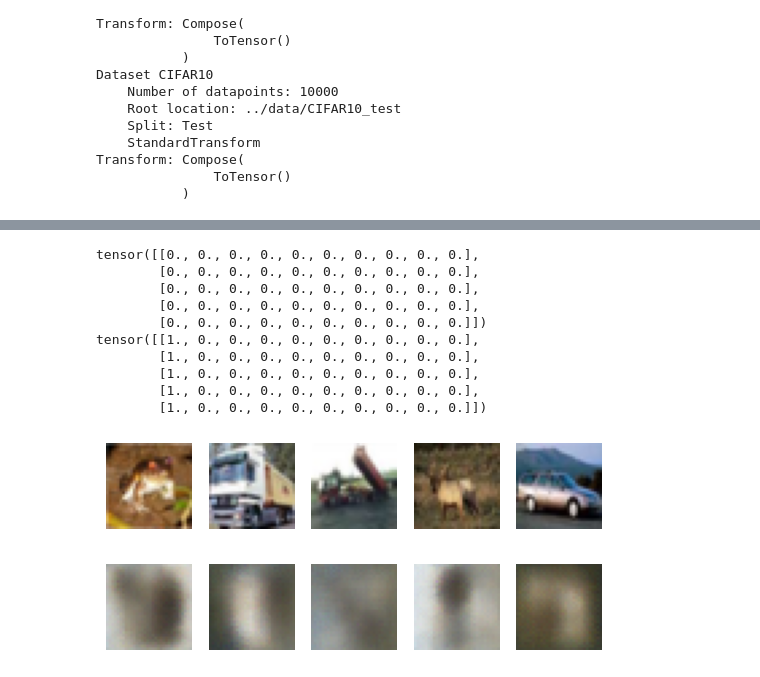
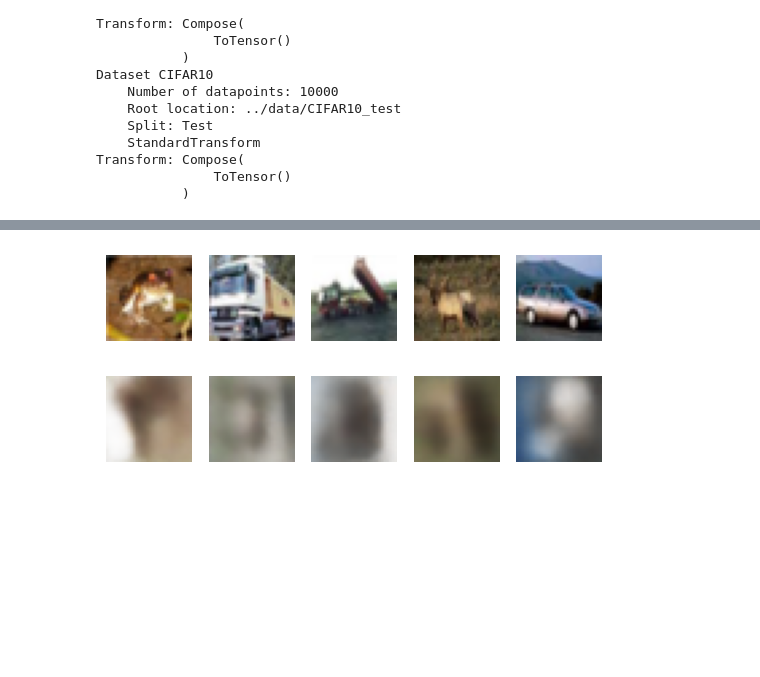
Before and after one commit to alexojica/research-project-experiments, a Jupyter notebook: src/jupyter_notebook/cifar_cvae.ipynb, the cells around one changed output, grey strips where cells are left out. Cells and saved outputs as stored; diff of their text form; code cells hidden in the pictures; blank space fills up the shorter version.

```diff
--- a/src/jupyter_notebook/cifar_cvae.ipynb
+++ b/src/jupyter_notebook/cifar_cvae.ipynb
@@ -43,12 +43,12 @@ Transform: Compose(
            )
 # %%
 # Train VAE
-vae = ConditionalVae(dim_encoding=64).to(device)
+vae = ConditionalVae(dim_encoding=100).to(device)
 
 vae_model, vae_loss_li, kl_loss_li = vae.train_model(
     training_data=training_data,
     batch_size=32,
-    epochs=1,
+    epochs=50,
     learning_rate=0.001
 )
 # %% [output]
@@ -75,43 +91,33 @@ plot_vae_training_result(
 # %%
 # check output
 n_samples = 5
 
 samples = training_data.data[:n_samples]
 plot_cifar_image(samples)
 
 """
 airplane
 automobile
 bird
 cat
 deer
 dog
 frog
 horse
 ship
 truck
 """
-output = vae.generate_data(n_samples=n_samples, target_label=0)
+output = vae.generate_data(n_samples=n_samples, target_label=2)
 
 # vae expects permuted input of (<bath_size, channels, height, width>)
 output = output.permute(0, 3, 2, 1).cpu().detach().numpy()
 
 assert output.shape == (n_samples, 32, 32, 3)
 
 plot_cifar_image(output)
 # %% [output]
-tensor([[0., 0., 0., 0., 0., 0., 0., 0., 0., 0.],
-        [0., 0., 0., 0., 0., 0., 0., 0., 0., 0.],
-        [0., 0., 0., 0., 0., 0., 0., 0., 0., 0.],
-        [0., 0., 0., 0., 0., 0., 0., 0., 0., 0.],
-        [0., 0., 0., 0., 0., 0., 0., 0., 0., 0.]])
-tensor([[1., 0., 0., 0., 0., 0., 0., 0., 0., 0.],
-        [1., 0., 0., 0., 0., 0., 0., 0., 0., 0.],
-        [1., 0., 0., 0., 0., 0., 0., 0., 0., 0.],
-        [1., 0., 0., 0., 0., 0., 0., 0., 0., 0.],
-        [1., 0., 0., 0., 0., 0., 0., 0., 0., 0.]])
 [figure]
-[figure, old version]
+[figure, new version]
 # %%
 # train classifier for performance evaluation
 classifier = CIFAR10Classifier().to(device)
```
Also changed, not shown: parts of 2 cells of this notebook, 3 other files.
